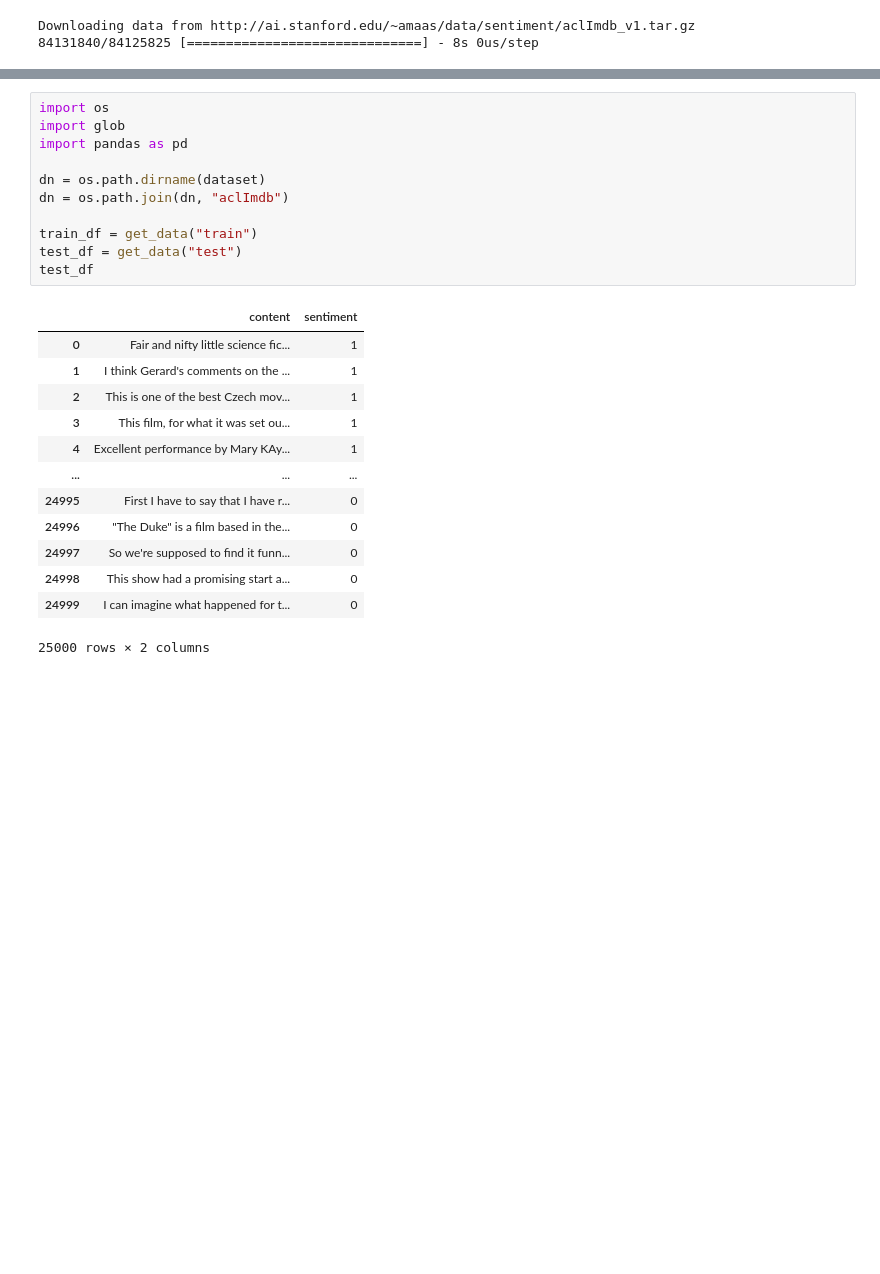
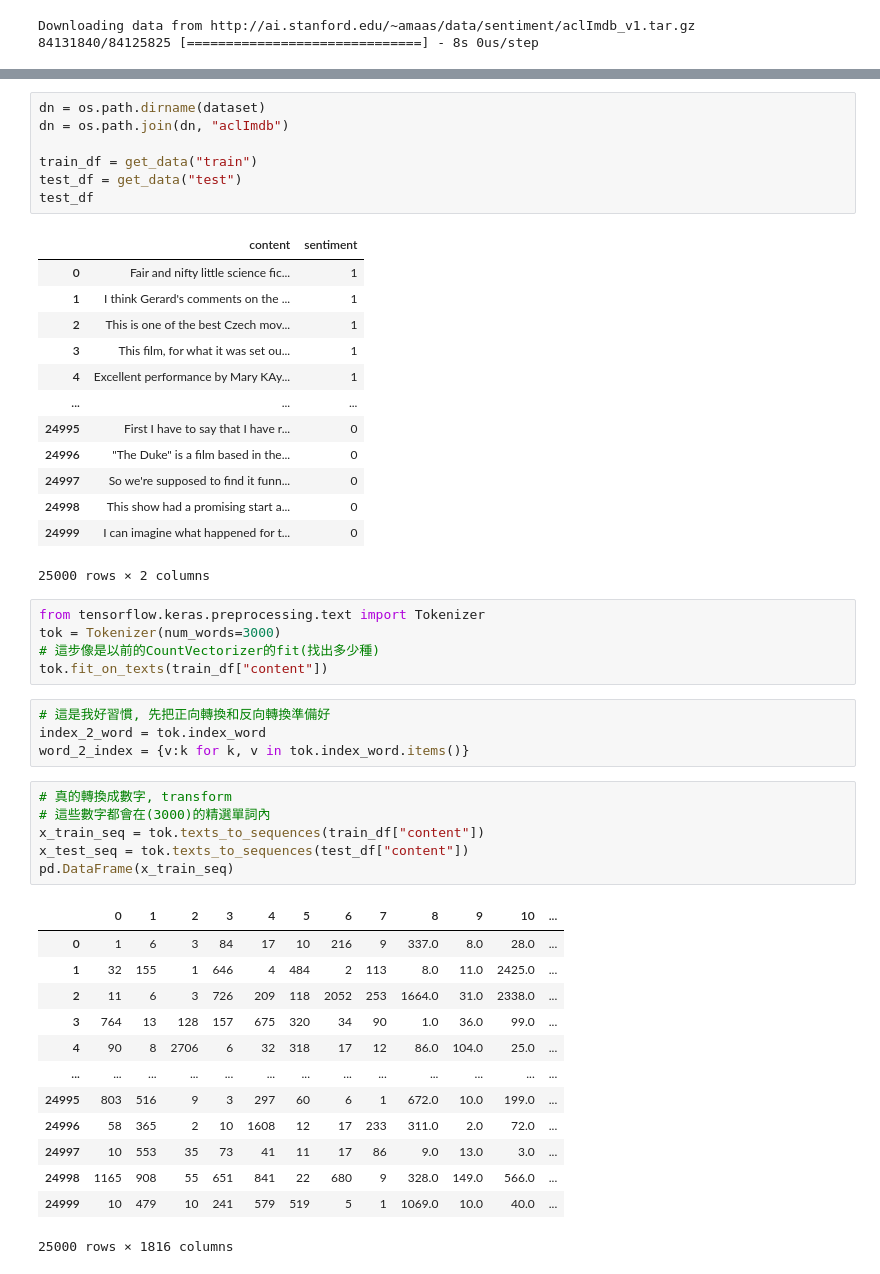
Before and after one commit to Elwing-Chou/ML0407, a Jupyter notebook: embedding.ipynb, the cells around one changed output, grey strips where cells are left out. Cells and saved outputs as stored; diff of their text form; blank space fills up the shorter version.

```diff
--- a/embedding.ipynb
+++ b/embedding.ipynb
@@ -32,10 +38,6 @@ def get_data(n):
     }, columns=["content", "sentiment"])
     return df
 # %%
-import os
-import glob
-import pandas as pd
-
 dn = os.path.dirname(dataset)
 dn = os.path.join(dn, "aclImdb")
 
@@ -56,3 +58,32 @@ test_df
 | 24998 | This show had a promising start a... | 0 |
 | 24999 | I can imagine what happened for t... | 0 |
 25000 rows × 2 columns
+# %%
+from tensorflow.keras.preprocessing.text import Tokenizer
+tok = Tokenizer(num_words=3000)
+# 這步像是以前的CountVectorizer的fit(找出多少種)
+tok.fit_on_texts(train_df["content"])
+# %%
+# 這是我好習慣, 先把正向轉換和反向轉換準備好
+index_2_word = tok.index_word
+word_2_index = {v:k for k, v in tok.index_word.items()}
+# %%
+# 真的轉換成數字, transform
+# 這些數字都會在(3000)的精選單詞內
+x_train_seq = tok.texts_to_sequences(train_df["content"])
+x_test_seq = tok.texts_to_sequences(test_df["content"])
+pd.DataFrame(x_train_seq)
+# %% [output]
+|  | 0 | 1 | 2 | 3 | 4 | 5 | 6 | 7 | 8 | 9 | 10 | ... |
+| 0 | 1 | 6 | 3 | 84 | 17 | 10 | 216 | 9 | 337.0 | 8.0 | 28.0 | ... |
+| 1 | 32 | 155 | 1 | 646 | 4 | 484 | 2 | 113 | 8.0 | 11.0 | 2425.0 | ... |
+| 2 | 11 | 6 | 3 | 726 | 209 | 118 | 2052 | 253 | 1664.0 | 31.0 | 2338.0 | ... |
+| 3 | 764 | 13 | 128 | 157 | 675 | 320 | 34 | 90 | 1.0 | 36.0 | 99.0 | ... |
+| 4 | 90 | 8 | 2706 | 6 | 32 | 318 | 17 | 12 | 86.0 | 104.0 | 25.0 | ... |
+| ... | ... | ... | ... | ... | ... | ... | ... | ... | ... | ... | ... | ... |
+| 24995 | 803 | 516 | 9 | 3 | 297 | 60 | 6 | 1 | 672.0 | 10.0 | 199.0 | ... |
+| 24996 | 58 | 365 | 2 | 10 | 1608 | 12 | 17 | 233 | 311.0 | 2.0 | 72.0 | ... |
+| 24997 | 10 | 553 | 35 | 73 | 41 | 11 | 17 | 86 | 9.0 | 13.0 | 3.0 | ... |
+| 24998 | 1165 | 908 | 55 | 651 | 841 | 22 | 680 | 9 | 328.0 | 149.0 | 566.0 | ... |
+| 24999 | 10 | 479 | 10 | 241 | 579 | 519 | 5 | 1 | 1069.0 | 10.0 | 40.0 | ... |
+25000 rows × 1816 columns
```
Also changed, not shown: parts of 2 cells of this notebook.
